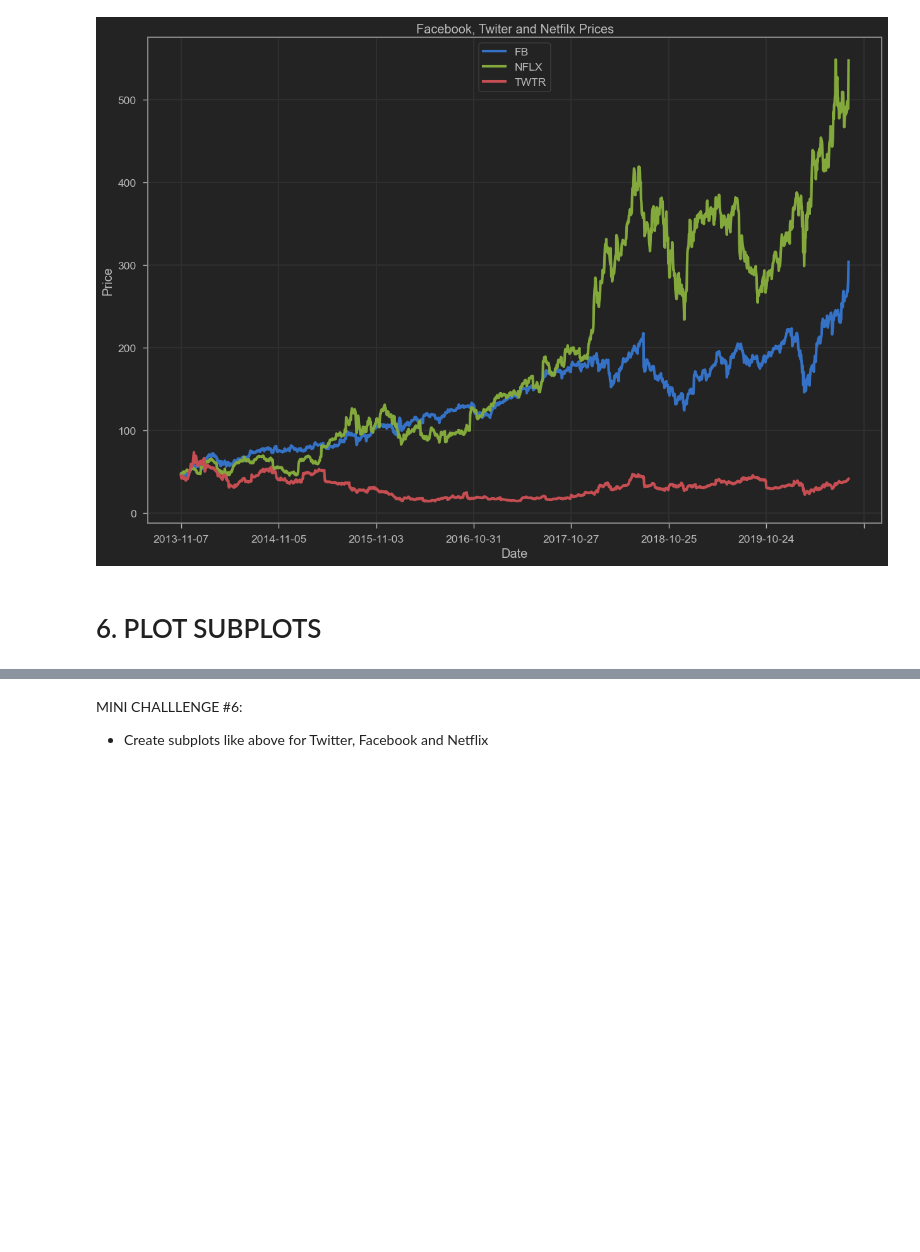
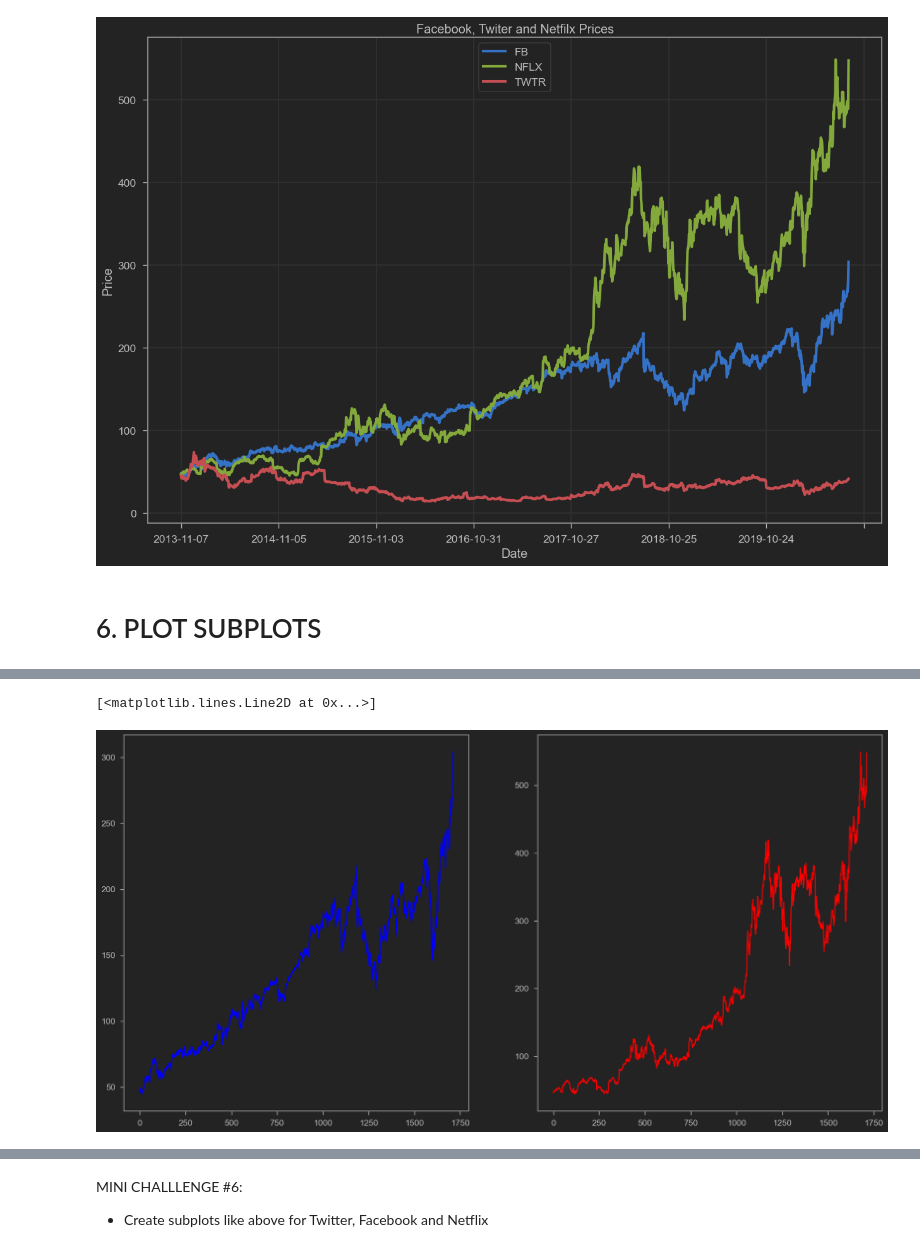
Before and after one commit to joe-trung/Matplotlib-and-seaborn, a Jupyter notebook: Notebook/Data Visualization with Python - Matplotlib and Seaborn.ipynb, the cells around one changed output, grey strips where cells are left out. Drawn from its saved outputs; the diff is of its cells as text; code cells hidden in the pictures; blank space fills up the shorter version.

Commit message:
subplot

```diff
--- a/Notebook/Data Visualization with Python - Matplotlib and Seaborn.ipynb
+++ b/Notebook/Data Visualization with Python - Matplotlib and Seaborn.ipynb
@@ -206,0 +201,9 @@ plt.grid()
+# %%
+plt.figure(figsize=(20,10))
+plt.subplot(1,2,1)
+plt.plot(stock_df['FB'],color='blue')
+plt.subplot(1,2,2)
+plt.plot(stock_df['NFLX'],color='red')
+# %% [output]
+[<matplotlib.lines.Line2D at 0x...>]
+[figure, added]
```
Also changed, not shown: parts of 4 cells of this notebook.
